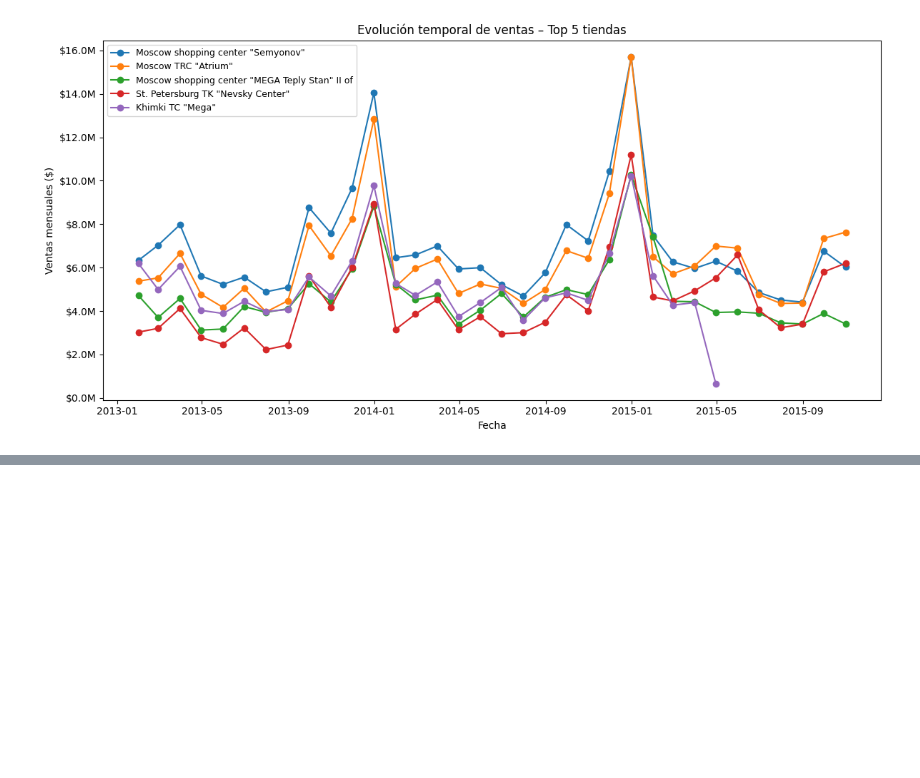
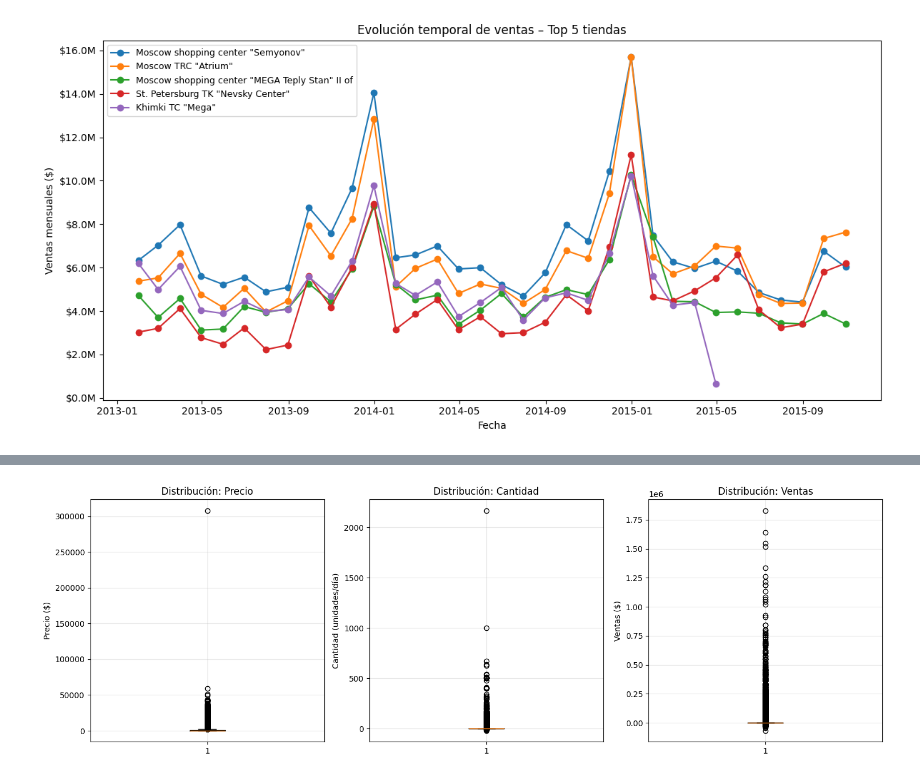
Before and after one commit to gustavopardoitam/metodos-gran-escala, a Jupyter notebook: tareas/tarea-01/EDA_01.ipynb, the cells around one changed output, grey strips where cells are left out. Cells and saved outputs as stored; diff of their text form; code cells hidden in the pictures; blank space fills up the shorter version.

```diff
--- a/tareas/tarea-01/EDA_01.ipynb
+++ b/tareas/tarea-01/EDA_01.ipynb
@@ -596,0 +652,26 @@ for var in stats_vars:
+# %%
+# Box plots para visualizar distribuciones y outliers
+import matplotlib.pyplot as plt
+
+fig, axes = plt.subplots(1, 3, figsize=(15, 5))
+
+# Box plot para cada variable
+axes[0].boxplot(df["item_price"], vert=True)
+axes[0].set_ylabel("Precio ($)")
+axes[0].set_title("Distribución: Precio")
+axes[0].grid(True, alpha=0.3)
+
+axes[1].boxplot(df["item_cnt_day"], vert=True)
+axes[1].set_ylabel("Cantidad (unidades/día)")
+axes[1].set_title("Distribución: Cantidad")
+axes[1].grid(True, alpha=0.3)
+
+axes[2].boxplot(df["sales"], vert=True)
+axes[2].set_ylabel("Ventas ($)")
+axes[2].set_title("Distribución: Ventas")
+axes[2].grid(True, alpha=0.3)
+
+plt.tight_layout()
+plt.show()
+# %% [output]
+[figure, added]
```
Also changed, not shown: parts of 3 cells of this notebook, 2 other files.
